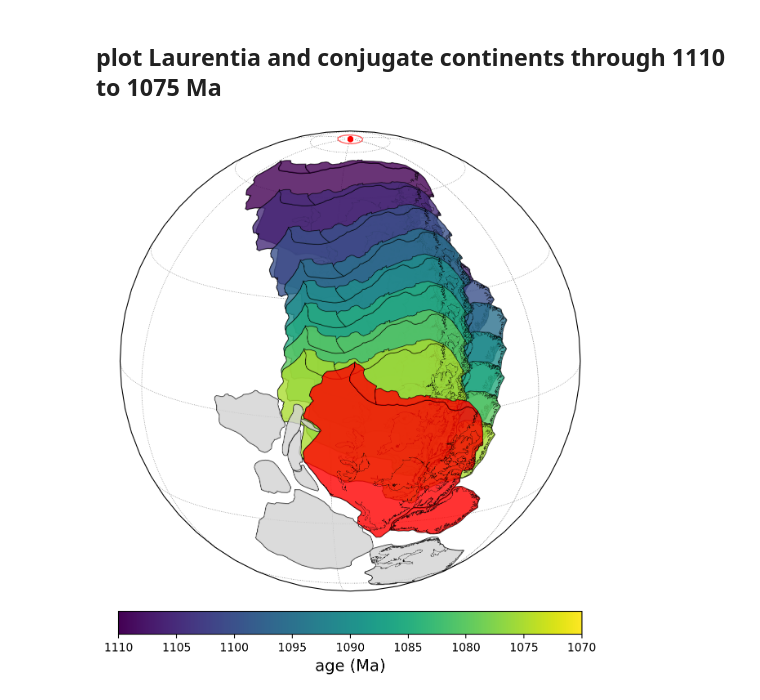
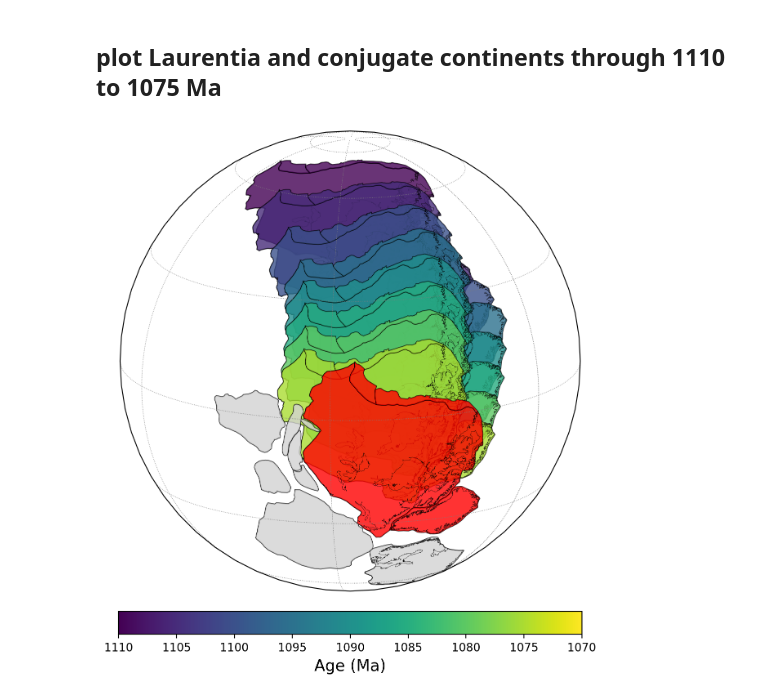
Before and after one commit to duserzym/Yiming_Zhang_PhD_dissertation, a Jupyter notebook: code/paleogeography_summary.ipynb, the cells around one changed output. Saved outputs shown, nothing was run; the diff lists cells and outputs as text; code cells hidden in the pictures.

```diff
--- a/code/paleogeography_summary.ipynb
+++ b/code/paleogeography_summary.ipynb
@@ -118,7 +208,7 @@ def get_craton_XYs(gpml, plateIDs):
 
     return Xs, Ys
 
-def craton_plot(ax, plateIDs, Eulers, edgecolor, facecolor, alpha, linewidth, gpml = '../GPlates/Cratons/shapes_cratons.gpml', reverse_draw=False,draw_face=True,draw_edge=True):
+def craton_plot(ax, plateIDs, Eulers, edgecolor, facecolor, alpha, linewidth, gpml = '../data/paleogeography/shapes_cratons.gpml', reverse_draw=False,draw_face=True,draw_edge=True):
     """
     Plot cratons with rotation.
 
@@ -472,8 +561,8 @@ Rayner_India_Euler = [1.8434,-165.1696,-91.8395]
 # %% [markdown]
 ## plot Laurentia and conjugate continents through 1110 to 1075 Ma
 # %%
-rotation_file_Jacobsville = '../Data/models_shapes/TC2017-SHM2017-D2018-extended_2euler_Jacobsville.rot'
-rotation_file_Grenville = '../Data/models_shapes/TC2017-SHM2017-D2018-extended_2euler_Grenville.rot'
+rotation_file_Jacobsville = '../data/paleogeography/TC2017-SHM2017-D2018-extended_2euler_Jacobsville.rot'
+rotation_file_Grenville = '../data/paleogeography/TC2017-SHM2017-D2018-extended_2euler_Grenville.rot'
 
 rotation_model_Jacobsville = pgp.RotationModel(rotation_file_Jacobsville)
 rotation_model_Grenville = pgp.RotationModel(rotation_file_Grenville)
@@ -520,43 +602,42 @@ ax.gridlines(xlocs=lon_grid, ylocs=lat_grid, linewidth=0.5,
 vmin=1070
 vmax=1110
 
-cNorm = colors.Normalize(vmin, vmax)
-Keween_scalarMap = matplotlib.cm.ScalarMappable(norm=cNorm, cmap='viridis_r')
+Keween_scalarMap = plt.cm.ScalarMappable(cmap='viridis_r', norm=plt.Normalize(vmin, vmax))
 
 for i in range(len(all_reconstruction_times)):
     if all_reconstruction_times[i] != 990:
         rgba = Keween_scalarMap.to_rgba(all_reconstruction_times[i])
-        hex_color = colors.rgb2hex(rgba)
+        hex_color = rgba
     else:
         hex_color='red'
     craton_plot(ax, [101], [Laurentia_rotations[i]],
-                'k', hex_color, cratons_alpha, cratons_lw, gpml='../Data/models_shapes/shapes_cratons.gpml')
+                'k', hex_color, cratons_alpha, cratons_lw, gpml='../data/paleogeography/shapes_cratons.gpml')
     craton_plot(ax, [101], [Laurentia_rotations[i]],
-            'k', hex_color, cratons_alpha, outline_lw, gpml='../Data/models_shapes/CEED6_LAND_select.gpml',draw_face=False)
+            'k', hex_color, cratons_alpha, outline_lw, gpml='../data/paleogeography/CEED6_LAND_select.gpml',draw_face=False)
     craton_plot(ax, [153], [Laurentia_rotations[i]],
-                'k', hex_color, cratons_alpha, cratons_lw, gpml='../Data/models_shapes/shapes_cratons.gpml')
+                'k', hex_color, cratons_alpha, cratons_lw, gpml='../data/paleogeography/shapes_cratons.gpml')
     craton_plot(ax, [162], [Laurentia_rotations[i]],
-                'k', hex_color, cratons_alpha, cratons_lw, gpml='../Data/models_shapes/shapes_cratons.gpml')
+                'k', hex_color, cratons_alpha, cratons_lw, gpml='../data/paleogeography/shapes_cratons.gpml')
     # Greenland
     craton_plot(ax, [102], [Greenland_rotations[i]],
-                'k', hex_color, cratons_alpha, cratons_lw, gpml='../Data/models_shapes/shapes_cratons.gpml')
+                'k', hex_color, cratons_alpha, cratons_lw, gpml='../data/paleogeography/shapes_cratons.gpml')
     craton_plot(ax, [102], [Greenland_rotations[i]],
-            'k', hex_color, cratons_alpha, outline_lw, gpml='../Data/models_shapes/CEED6_LAND_select.gpml',draw_face=False)
+            'k', hex_color, cratons_alpha, outline_lw, gpml='../data/paleogeography/CEED6_LAND_select.gpml',draw_face=False)
 
 plot_Baltica(ax, Laurentia_rotations[-1])
 plot_Amazonia(ax, Laurentia_rotations[-1])
 plot_Kalahari(ax, Laurentia_rotations[-1])
 plot_Cuyania(ax, Laurentia_rotations[-1])
 plot_AREPA(ax, Laurentia_rotations[-1])
 plot_RDLP(ax,Laurentia_rotations[-1])
 
-rotated_kent_pole_plot(ax, Jacobsville_kent, [Laurentia_rotations[-1]], lower=True)
+# rotated_kent_pole_plot(ax, Jacobsville_kent, [Laurentia_rotations[-1]], lower=True)
 
 cbar=plt.colorbar(Keween_scalarMap,orientation='horizontal',fraction=0.046, pad=0.04, label='Age (Ma)')
 cbar.ax.invert_xaxis()
-cbar.set_label(label='age (Ma)', fontsize=14)
+cbar.set_label(label='Age (Ma)', fontsize=14)
 
-plt.savefig('../Figures/Pmag/Jacobsville_paleogeography.pdf', bbox_inches='tight')
+plt.savefig('../figure/paleogeography_summary.pdf', bbox_inches='tight')
 plt.show()
 # %% [output]
-[figure, old version]
+[figure, new version]
```
Also changed, not shown: parts of 13 cells of this notebook, 3 other files.
